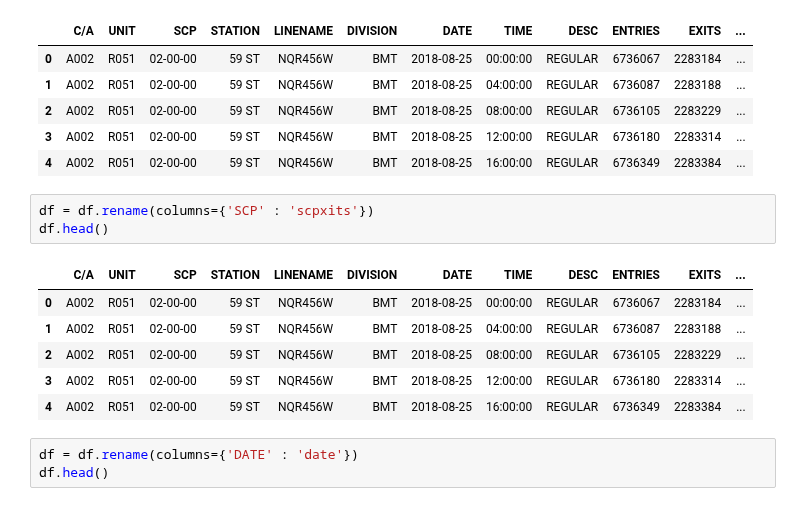
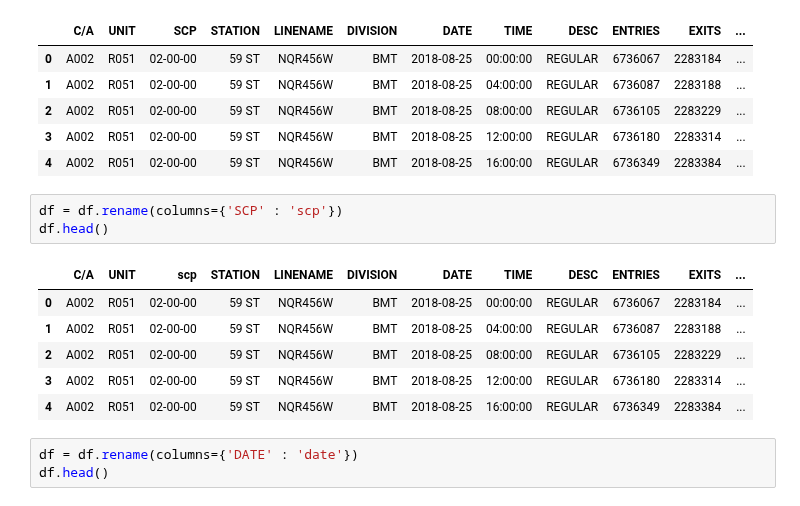
Before and after one commit to Mikeal001/dsc-pandas-series-and-dataframes-dc-ds-071519, a Jupyter notebook: index.ipynb, the cells around one changed output. Drawn from its saved outputs; the diff is of its cells as text.

```diff
--- a/index.ipynb
+++ b/index.ipynb
@@ -329,10 +329,10 @@ df.head()
 | 3 | A002 | R051 | 02-00-00 | 59 ST | NQR456W | BMT | 2018-08-25 | 12:00:00 | REGULAR | 6736180 | 2283314 | ... |
 | 4 | A002 | R051 | 02-00-00 | 59 ST | NQR456W | BMT | 2018-08-25 | 16:00:00 | REGULAR | 6736349 | 2283384 | ... |
 # %%
-df = df.rename(columns={'SCP' : 'scpxits'})
+df = df.rename(columns={'SCP' : 'scp'})
 df.head()
 # %% [output]
-|  | C/A | UNIT | SCP | STATION | LINENAME | DIVISION | DATE | TIME | DESC | ENTRIES | EXITS | ... |
+|  | C/A | UNIT | scp | STATION | LINENAME | DIVISION | DATE | TIME | DESC | ENTRIES | EXITS | ... |
 | 0 | A002 | R051 | 02-00-00 | 59 ST | NQR456W | BMT | 2018-08-25 | 00:00:00 | REGULAR | 6736067 | 2283184 | ... |
 | 1 | A002 | R051 | 02-00-00 | 59 ST | NQR456W | BMT | 2018-08-25 | 04:00:00 | REGULAR | 6736087 | 2283188 | ... |
 | 2 | A002 | R051 | 02-00-00 | 59 ST | NQR456W | BMT | 2018-08-25 | 08:00:00 | REGULAR | 6736105 | 2283229 | ... |
```
